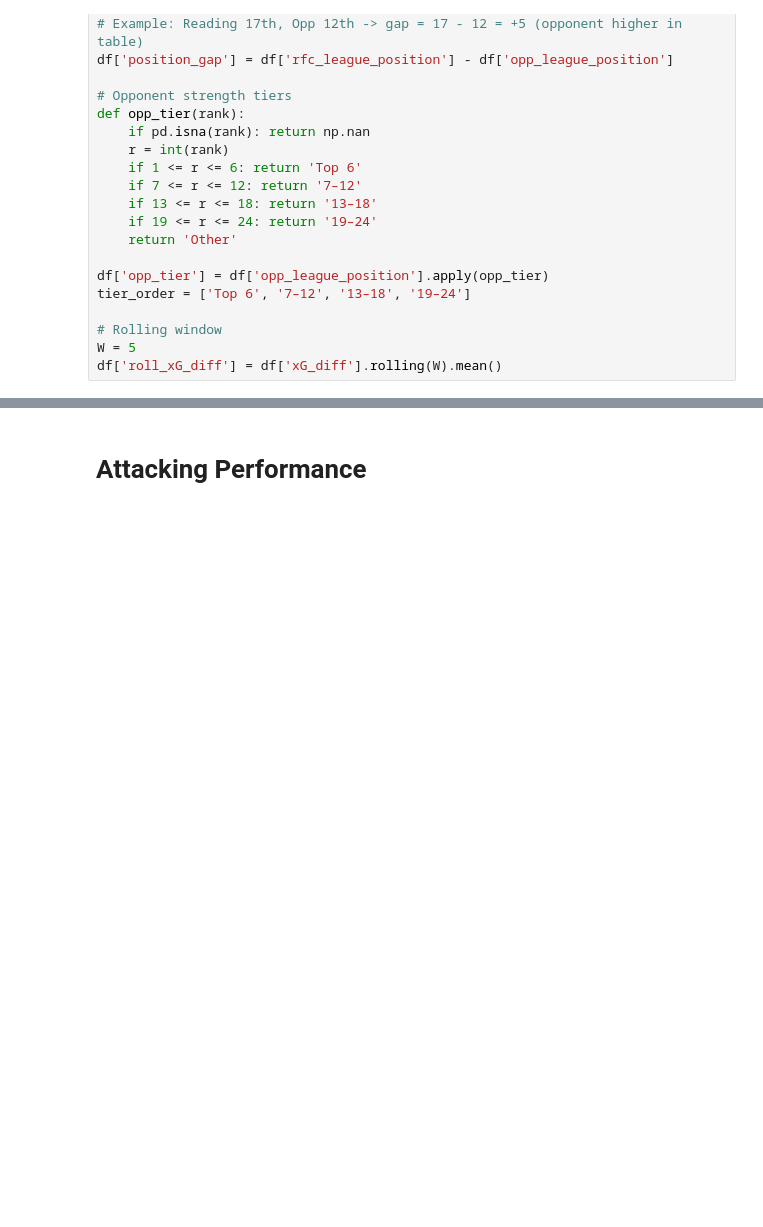
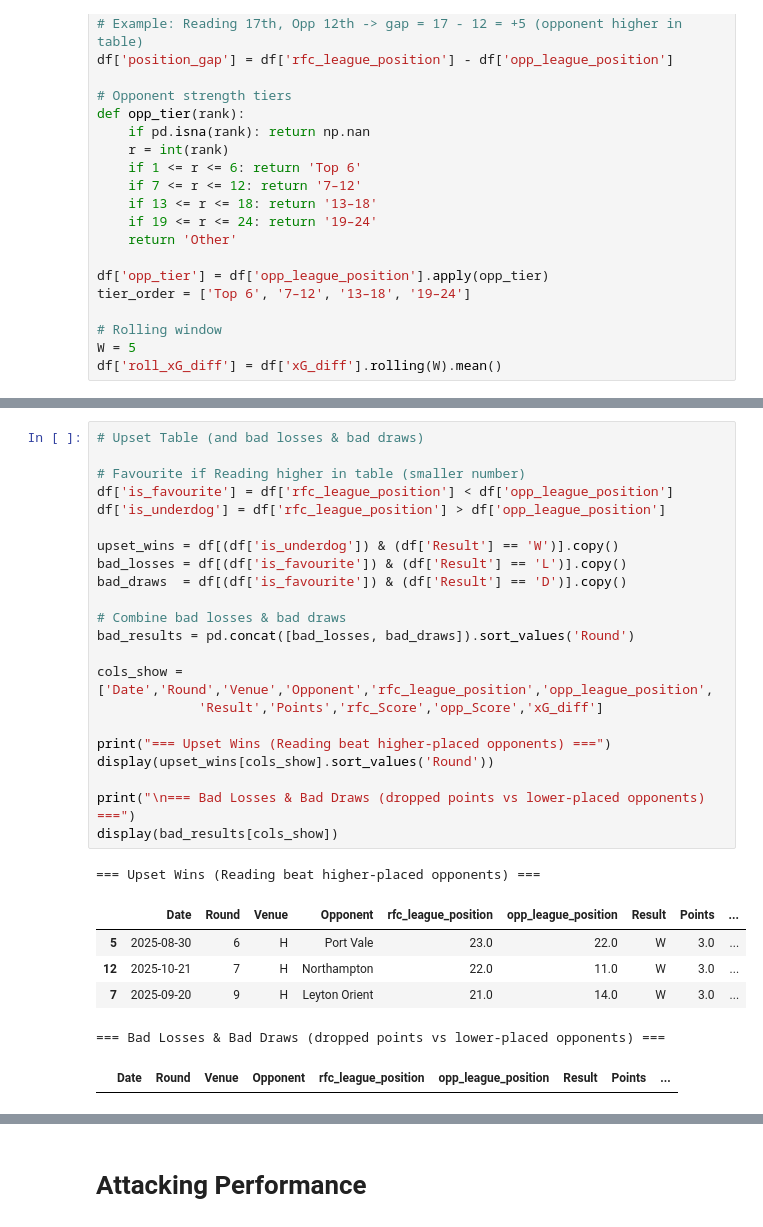
Before and after one commit to abryantgithub/Football_Analysis, a Jupyter notebook: notebooks/Season Analysis/1/1/1_Progress.ipynb, the cells around one changed output, grey strips where cells are left out. Cells and saved outputs as stored; diff of their text form; blank space fills up the shorter version.

```diff
--- a/notebooks/Season Analysis/1/1/1_Progress.ipynb
+++ b/notebooks/Season Analysis/1/1/1_Progress.ipynb
@@ -338,4 +338,34 @@ display(bad_losses[cols_show].sort_values(xcol if xcol in cols_show else 'Round'
 | 12 | 2025-10-21 | 7 | H | Northampton | 22.0 | 11.0 | W | 3.0 | ... |
 === Bad Losses (Reading lost to lower-placed opponents) ===
 |  | Date | Round | Venue | Opponent | rfc_league_position | opp_league_position | Result | Points | ... |
+# %%
+# Upset Table (and bad losses & bad draws)
+
+# Favourite if Reading higher in table (smaller number)
+df['is_favourite'] = df['rfc_league_position'] < df['opp_league_position']
+df['is_underdog'] = df['rfc_league_position'] > df['opp_league_position']
+
+upset_wins = df[(df['is_underdog']) & (df['Result'] == 'W')].copy()
+bad_losses = df[(df['is_favourite']) & (df['Result'] == 'L')].copy()
+bad_draws  = df[(df['is_favourite']) & (df['Result'] == 'D')].copy()
+
+# Combine bad losses & bad draws
+bad_results = pd.concat([bad_losses, bad_draws]).sort_values('Round')
+
+cols_show = ['Date','Round','Venue','Opponent','rfc_league_position','opp_league_position',
+             'Result','Points','rfc_Score','opp_Score','xG_diff']
+
+print("=== Upset Wins (Reading beat higher-placed opponents) ===")
+display(upset_wins[cols_show].sort_values('Round'))
+
+print("\n=== Bad Losses & Bad Draws (dropped points vs lower-placed opponents) ===")
+display(bad_results[cols_show])
+# %% [output]
+=== Upset Wins (Reading beat higher-placed opponents) ===
+|  | Date | Round | Venue | Opponent | rfc_league_position | opp_league_position | Result | Points | ... |
+| 5 | 2025-08-30 | 6 | H | Port Vale | 23.0 | 22.0 | W | 3.0 | ... |
+| 12 | 2025-10-21 | 7 | H | Northampton | 22.0 | 11.0 | W | 3.0 | ... |
+| 7 | 2025-09-20 | 9 | H | Leyton Orient | 21.0 | 14.0 | W | 3.0 | ... |
+=== Bad Losses & Bad Draws (dropped points vs lower-placed opponents) ===
+|  | Date | Round | Venue | Opponent | rfc_league_position | opp_league_position | Result | Points | ... |
 # %%
```
Also changed, not shown: parts of 10 cells of this notebook.
